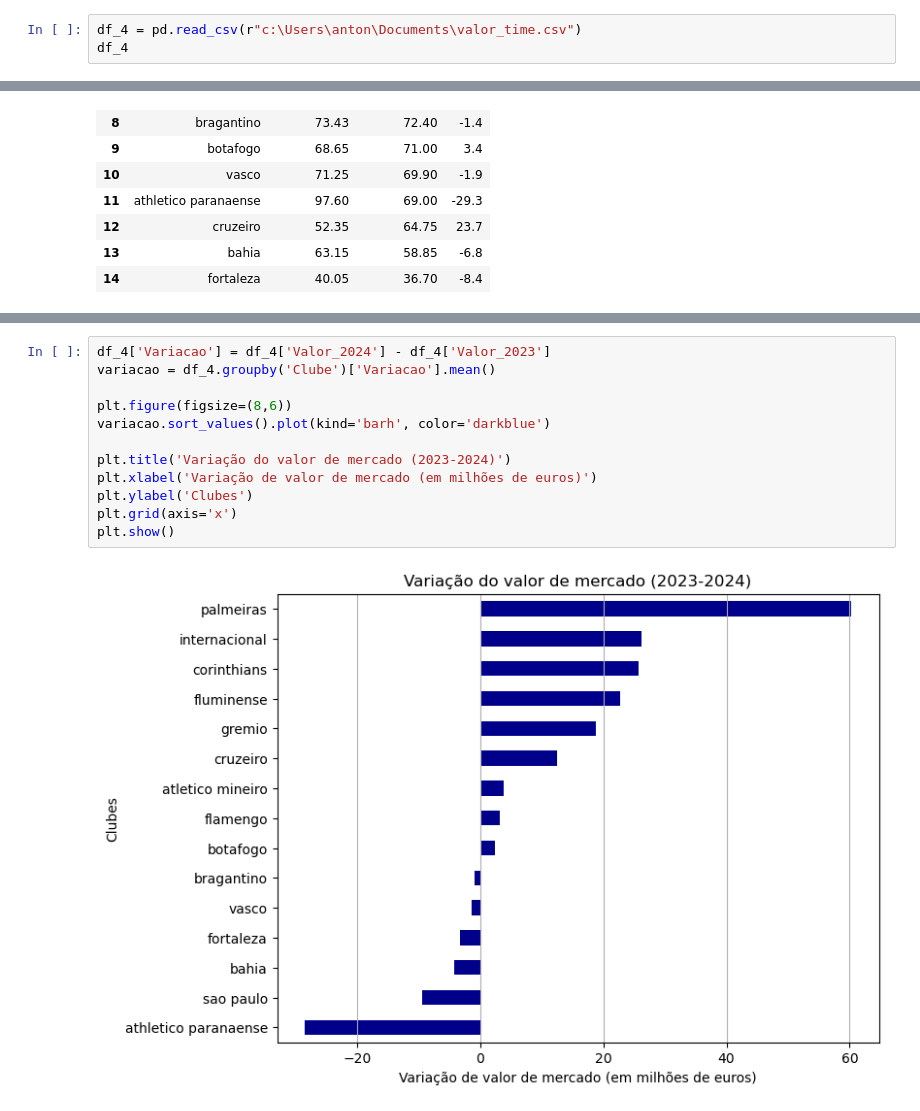
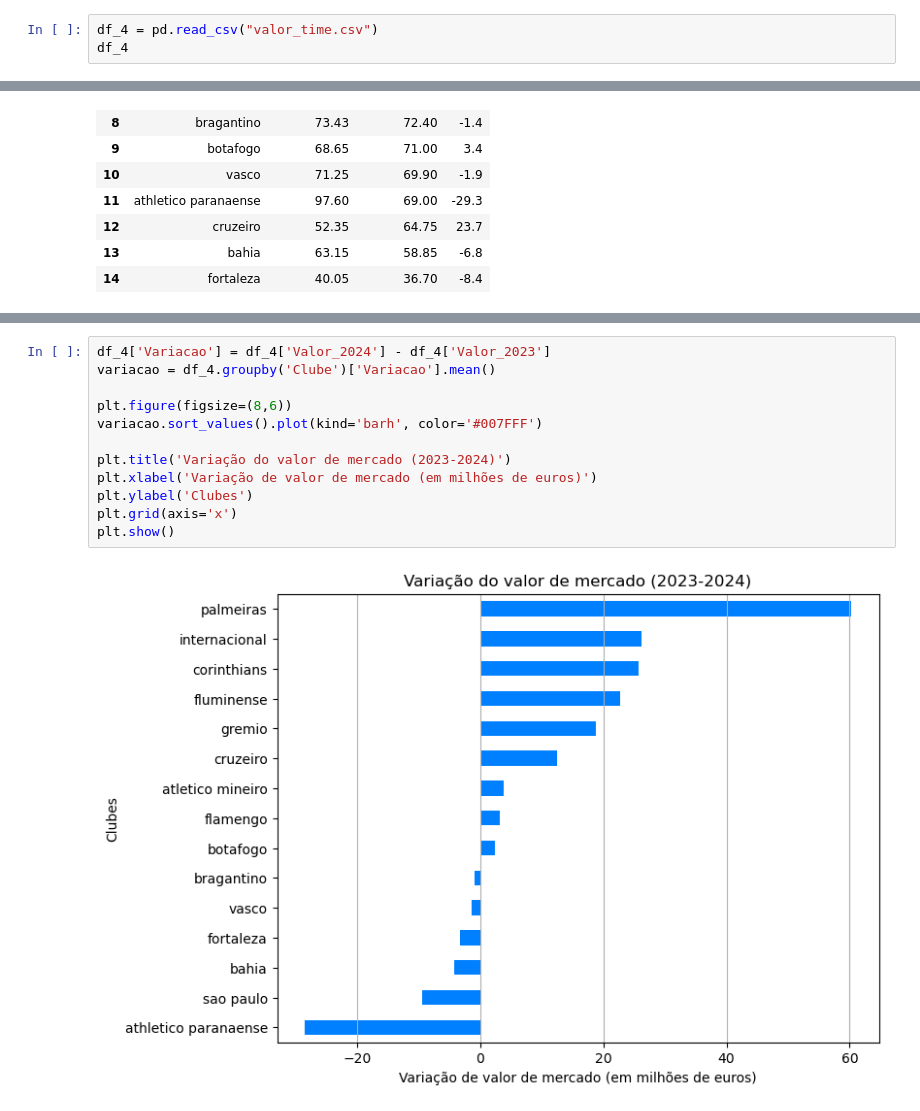
Before and after one commit to AVTBrasil/An-lise-de-Dados-no-Futebol, a Jupyter notebook: Analise_de_dados.ipynb, the cells around one changed output, grey strips where cells are left out. Cells and saved outputs as stored; diff of their text form.

```diff
--- a/Analise_de_dados.ipynb
+++ b/Analise_de_dados.ipynb
@@ -97,5 +154,5 @@ No artists with labels found to put in legend.  Note that artists whose label st
 # %%
-df_4 = pd.read_csv(r"c:\Users\anton\Documents\valor_time.csv")
+df_4 = pd.read_csv("valor_time.csv")
 df_4
 # %% [output]
 |  | Clube | Valor_2023 | Valor_2024 | % |
@@ -128,14 +185,14 @@ plt.show()
 # %%
 df_4['Variacao'] = df_4['Valor_2024'] - df_4['Valor_2023']
 variacao = df_4.groupby('Clube')['Variacao'].mean()
 
 plt.figure(figsize=(8,6))
-variacao.sort_values().plot(kind='barh', color='darkblue')
+variacao.sort_values().plot(kind='barh', color='#007FFF')
 
 plt.title('Variação do valor de mercado (2023-2024)')
 plt.xlabel('Variação de valor de mercado (em milhões de euros)')
 plt.ylabel('Clubes')
 plt.grid(axis='x')
 plt.show()
 # %% [output]
-[figure, old version]
+[figure, new version]
```
Also changed, not shown: parts of 13 cells of this notebook.
